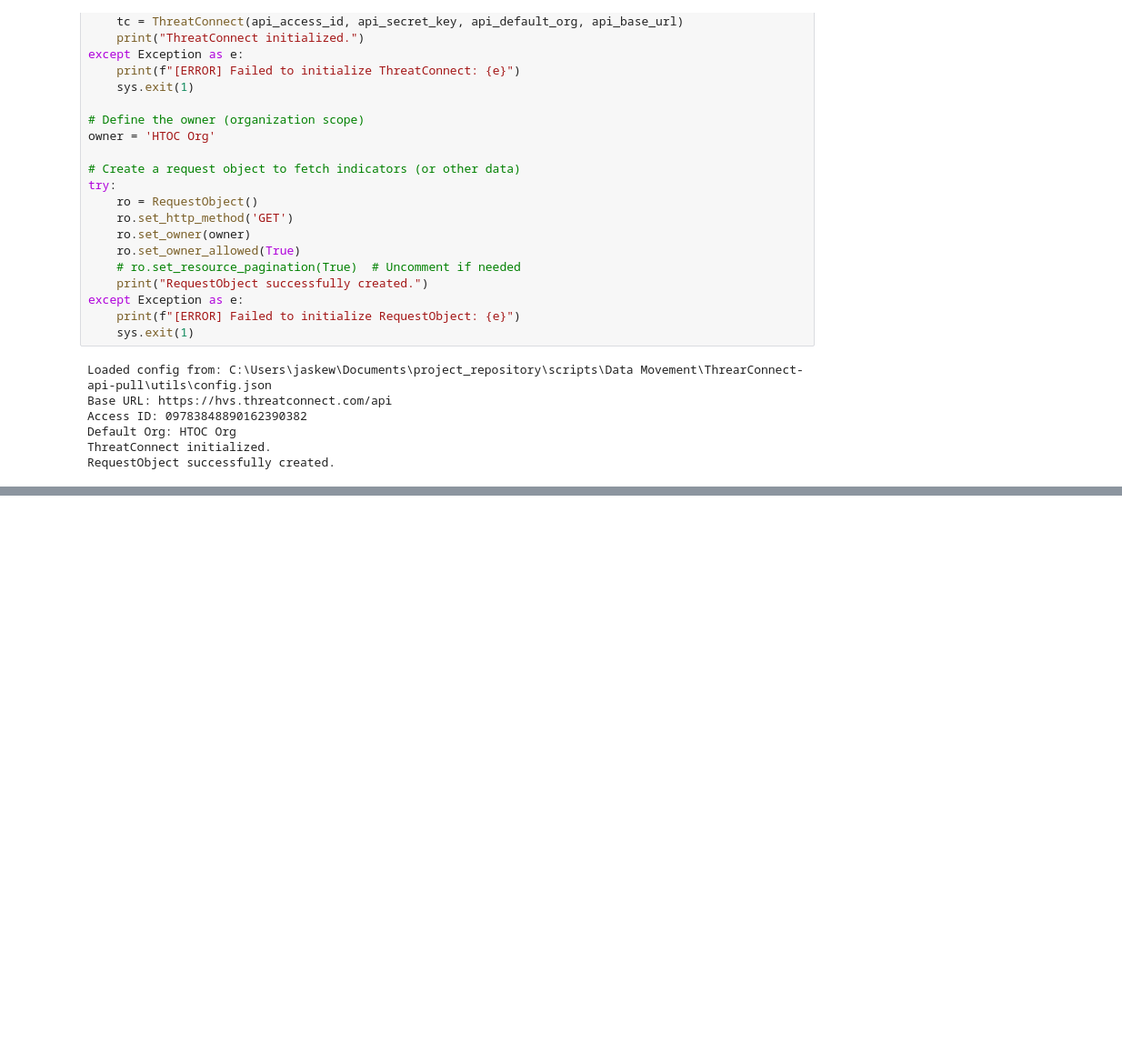
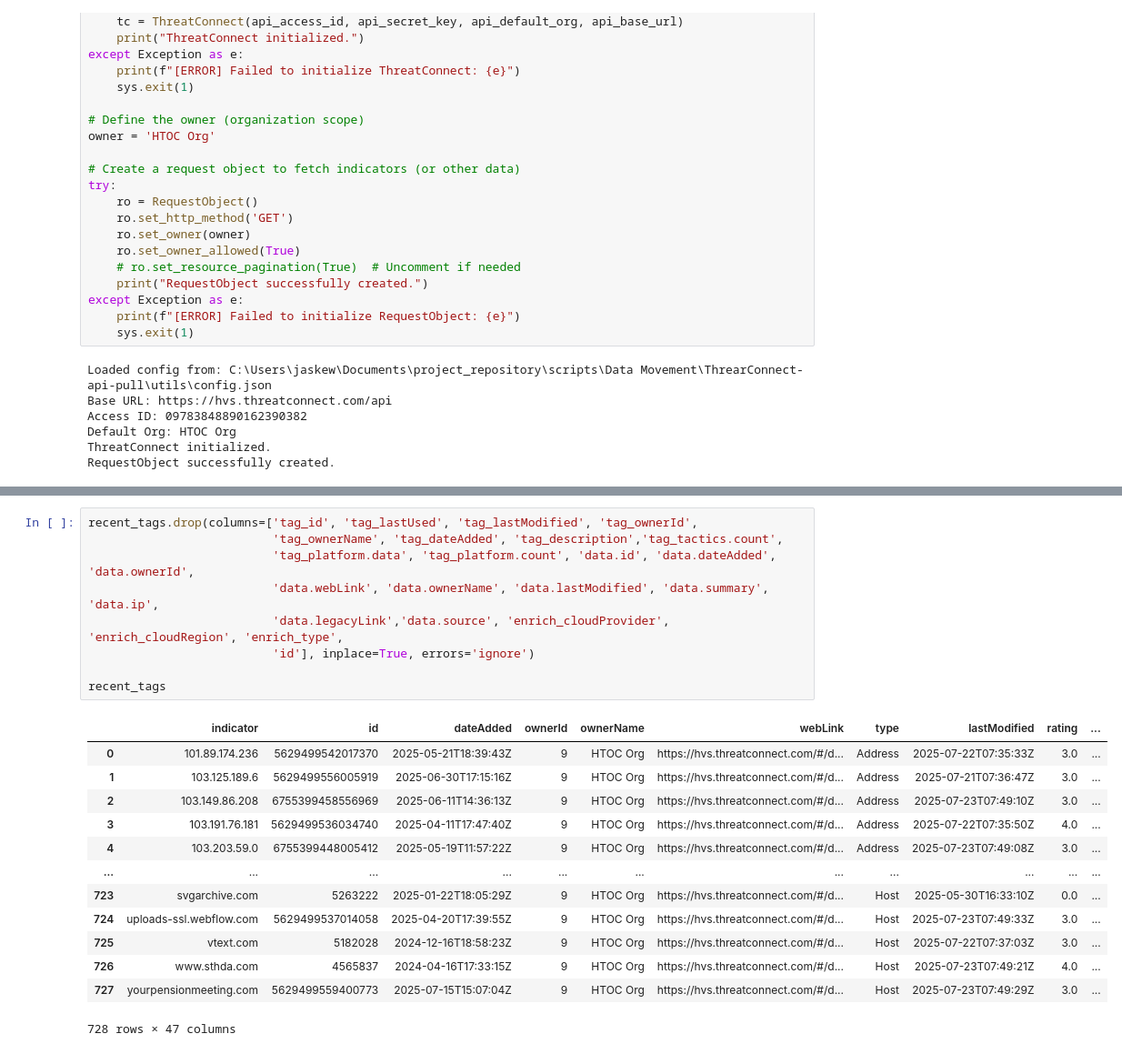
Before and after one commit to jaytlinaskew-OIS/HTOC, a Jupyter notebook: notebooks/ThreatAssessment Scoring/ThreatAssessScoring.ipynb, the cells around one changed output, grey strips where cells are left out. Shown at 91% size. Drawn from its saved outputs; the diff is of its cells as text; blank space fills up the shorter version.

```diff
--- a/notebooks/ThreatAssessment Scoring/ThreatAssessScoring.ipynb
+++ b/notebooks/ThreatAssessment Scoring/ThreatAssessScoring.ipynb
@@ -409,0 +493,23 @@ enrichment_expanded
+# %%
+recent_tags.drop(columns=['tag_id', 'tag_lastUsed', 'tag_lastModified', 'tag_ownerId',
+                          'tag_ownerName', 'tag_dateAdded', 'tag_description','tag_tactics.count',
+                          'tag_platform.data', 'tag_platform.count', 'data.id', 'data.dateAdded', 'data.ownerId',
+                          'data.webLink', 'data.ownerName', 'data.lastModified', 'data.summary', 'data.ip',
+                          'data.legacyLink','data.source', 'enrich_cloudProvider', 'enrich_cloudRegion', 'enrich_type',
+                          'id'], inplace=True, errors='ignore')
+
+recent_tags
+# %% [output]
+|  | indicator | id | dateAdded | ownerId | ownerName | webLink | type | lastModified | rating | ... |
+| 0 | 101.89.174.236 | 5629499542017370 | 2025-05-21T18:39:43Z | 9 | HTOC Org | https://hvs.threatconnect.com/#/d... | Address | 2025-07-22T07:35:33Z | 3.0 | ... |
+| 1 | 103.125.189.6 | 5629499556005919 | 2025-06-30T17:15:16Z | 9 | HTOC Org | https://hvs.threatconnect.com/#/d... | Address | 2025-07-21T07:36:47Z | 3.0 | ... |
+| 2 | 103.149.86.208 | 6755399458556969 | 2025-06-11T14:36:13Z | 9 | HTOC Org | https://hvs.threatconnect.com/#/d... | Address | 2025-07-23T07:49:10Z | 3.0 | ... |
+| 3 | 103.191.76.181 | 5629499536034740 | 2025-04-11T17:47:40Z | 9 | HTOC Org | https://hvs.threatconnect.com/#/d... | Address | 2025-07-22T07:35:50Z | 4.0 | ... |
+| 4 | 103.203.59.0 | 6755399448005412 | 2025-05-19T11:57:22Z | 9 | HTOC Org | https://hvs.threatconnect.com/#/d... | Address | 2025-07-23T07:49:08Z | 3.0 | ... |
+| ... | ... | ... | ... | ... | ... | ... | ... | ... | ... | ... |
+| 723 | svgarchive.com | 5263222 | 2025-01-22T18:05:29Z | 9 | HTOC Org | https://hvs.threatconnect.com/#/d... | Host | 2025-05-30T16:33:10Z | 0.0 | ... |
+| 724 | uploads-ssl.webflow.com | 5629499537014058 | 2025-04-20T17:39:55Z | 9 | HTOC Org | https://hvs.threatconnect.com/#/d... | Host | 2025-07-23T07:49:33Z | 3.0 | ... |
+| 725 | vtext.com | 5182028 | 2024-12-16T18:58:23Z | 9 | HTOC Org | https://hvs.threatconnect.com/#/d... | Host | 2025-07-22T07:37:03Z | 3.0 | ... |
+| 726 | www.sthda.com | 4565837 | 2024-04-16T17:33:15Z | 9 | HTOC Org | https://hvs.threatconnect.com/#/d... | Host | 2025-07-23T07:49:21Z | 4.0 | ... |
+| 727 | yourpensionmeeting.com | 5629499559400773 | 2025-07-15T15:07:04Z | 9 | HTOC Org | https://hvs.threatconnect.com/#/d... | Host | 2025-07-23T07:49:29Z | 3.0 | ... |
+728 rows × 47 columns
```
Also changed, not shown: parts of 8 cells of this notebook, 8 other files.
